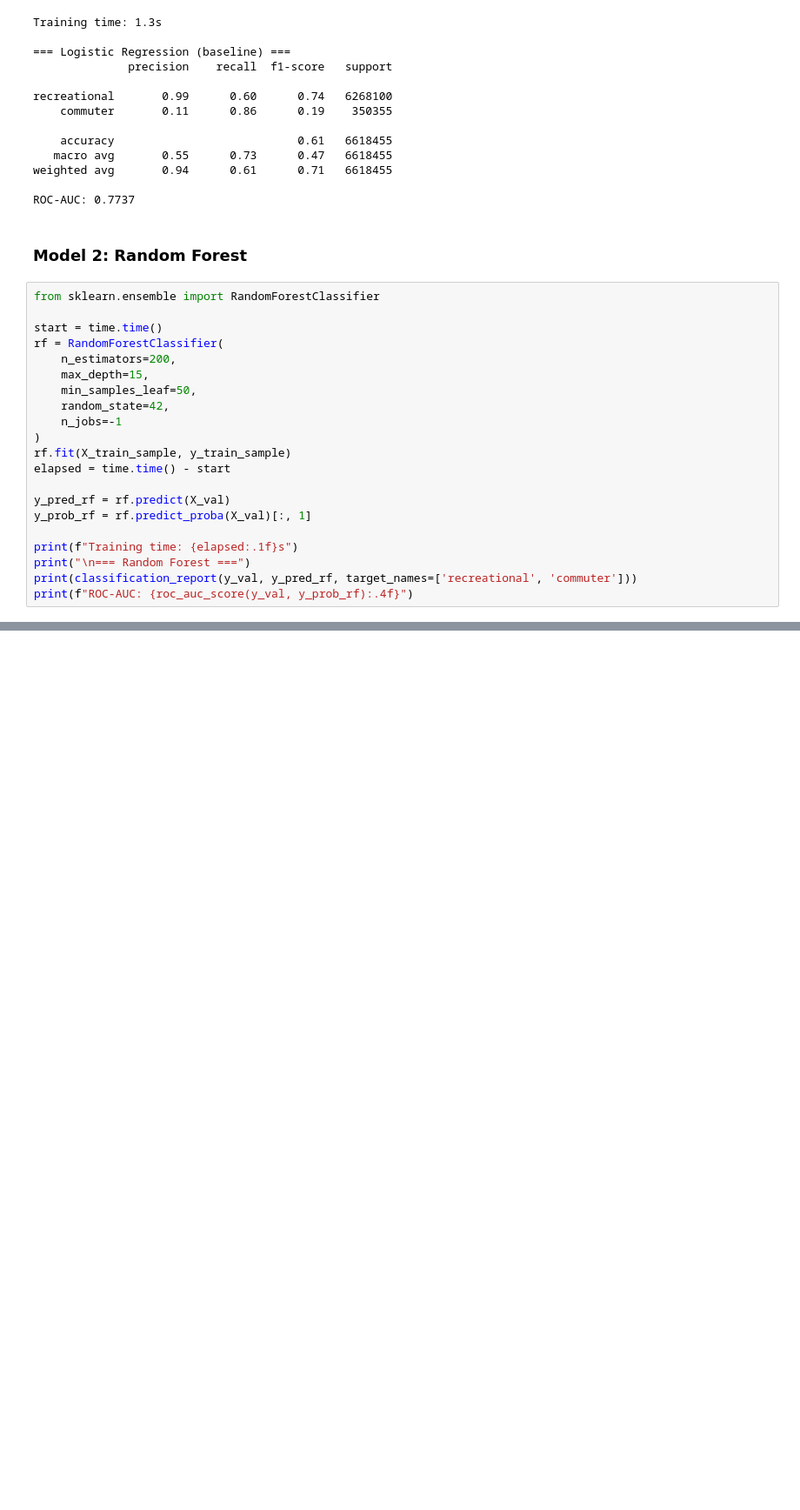
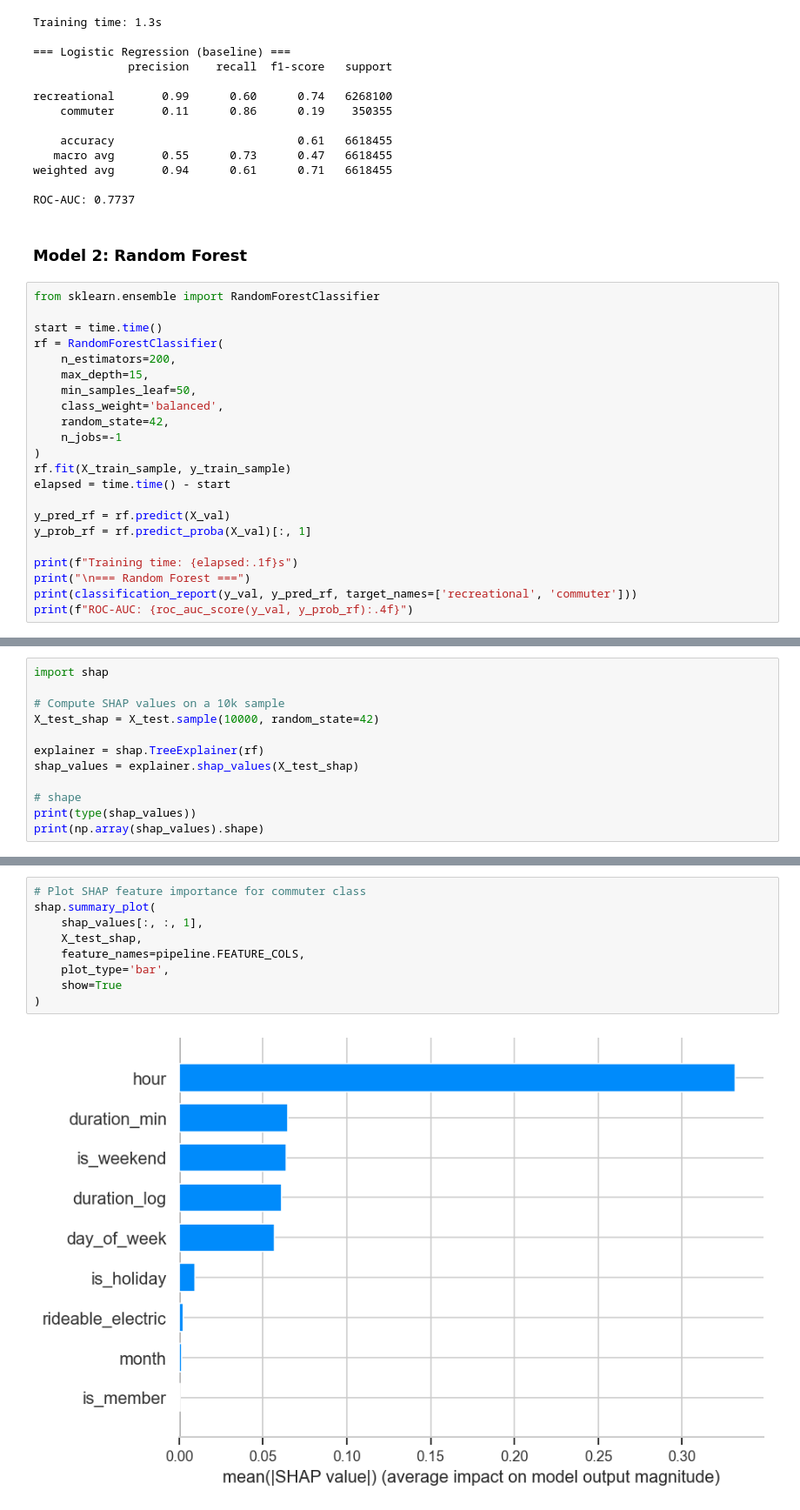
Before and after one commit to fmorenog/citibike-trip-classification, a Jupyter notebook: notebooks/citibike_project.ipynb, the cells around one changed output, grey strips where cells are left out. Shown at 87% size. Drawn from its saved outputs; the diff is of its cells as text; blank space fills up the shorter version.

Commit message:
Phase 7: modelling complete — RF ROC-AUC 0.9744, SHAP analysis

```diff
--- a/notebooks/citibike_project.ipynb
+++ b/notebooks/citibike_project.ipynb
@@ -971,6 +971,7 @@ rf = RandomForestClassifier(
     n_estimators=200,
     max_depth=15,
     min_samples_leaf=50,
+    class_weight='balanced',
     random_state=42,
     n_jobs=-1
 )
@@ -1003,0 +1095,12 @@ I think the culprit is  'is_rush_hour' and 'start_anchored/end_anchored'. I'm re
+# %%
+import shap
+
+# Compute SHAP values on a 10k sample
+X_test_shap = X_test.sample(10000, random_state=42)
+
+explainer = shap.TreeExplainer(rf)
+shap_values = explainer.shap_values(X_test_shap)
+
+# shape
+print(type(shap_values))
+print(np.array(shap_values).shape)
@@ -1003,0 +1110,11 @@ I think the culprit is  'is_rush_hour' and 'start_anchored/end_anchored'. I'm re
+# %%
+# Plot SHAP feature importance for commuter class
+shap.summary_plot(
+    shap_values[:, :, 1],
+    X_test_shap,
+    feature_names=pipeline.FEATURE_COLS,
+    plot_type='bar',
+    show=True
+)
+# %% [output]
+[figure, added]
```
Also changed, not shown: parts of 11 cells of this notebook.
